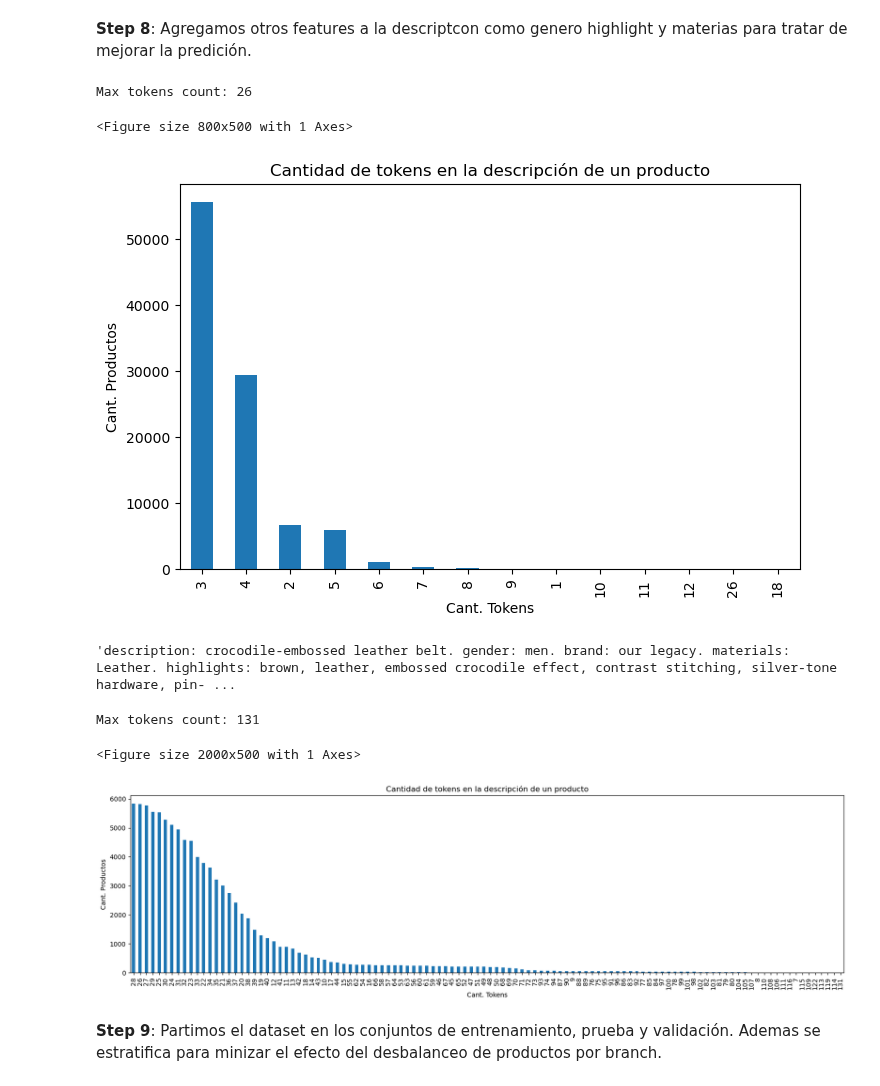
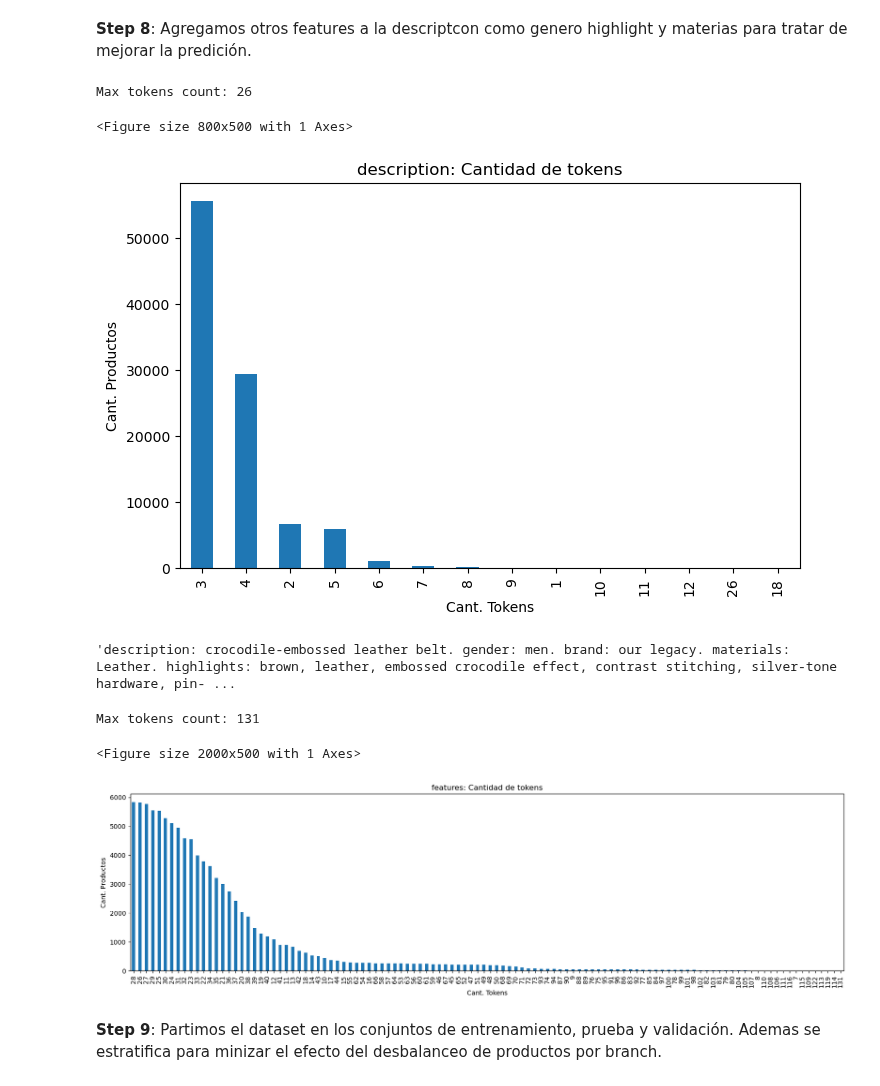
Before and after one commit to magistery-tps/text-mining, a Jupyter notebook: notebooks/fashion-outfits/pre-processing.ipynb, the cells around one changed output. Saved outputs shown, nothing was run; the diff lists cells and outputs as text; code cells hidden in the pictures.

Commit message:
feat: add new features column

```diff
--- a/notebooks/fashion-outfits/pre-processing.ipynb
+++ b/notebooks/fashion-outfits/pre-processing.ipynb
@@ -102,8 +102,8 @@ def plot_branch_count(df):
     )
 
 
-def plot_tokens_count(df, figsize=(20, 10)):
-    values = df['description'] \
+def plot_tokens_count(df, column='description', figsize=(20, 10)):
+    values = df[column] \
         .apply(lambda x: len(x.split(' '))) \
         .value_counts()
     values.plot(
@@ -111,17 +111,17 @@ def plot_tokens_count(df, figsize=(20, 10)):
             rot     = 90,
             xlabel  = 'Cant. Tokens',
             ylabel  = 'Cant. Productos',
-            title   = 'Cantidad de tokens en la descripción de un producto',
+            title   = f'{column}: Cantidad de tokens',
             figsize = figsize
         )
     print('Max tokens count:',values.index.max())
 # %%
 class FeatureColumnBuilder:
-    def __init__(self, ds, target_column, tokens_count_col, max_tokens = 150):
+    def __init__(self, ds, source_column, target_column, tokens_count_col, max_tokens = 150):
         self.__target_column     = target_column
         self.__max_tokens        = max_tokens
         self.__ds                = ds.copy()[ds[tokens_count_col] < self.__max_tokens]
-        self.__ds[self.__target_column] = f'{target_column}: ' + self.__ds[self.__target_column]
+        self.__ds[self.__target_column] = f'{source_column}: ' + self.__ds[source_column]
         self.__tokens_count_col  = tokens_count_col
 
     def __append_str(self, name, series):
@@ -416,11 +416,12 @@ plot_tokens_count(sampled_products, figsize=(8, 5))
 # %% [output]
 Max tokens count: 26
 <Figure size 800x500 with 1 Axes>
-[figure, old version]
+[figure, new version]
 # %%
 builder = FeatureColumnBuilder(
     sampled_products,
-    target_column     = 'description',
+    source_column     = 'description',
+    target_column     = 'features',
     tokens_count_col  = 'tokens_count',
     max_tokens        = 15
 )
@@ -435,15 +436,15 @@ sampled_products = builder.build(
     max_tokens = 10
 )
 
-sampled_products['description'].values[100]
+sampled_products['features'].values[100]
 # %% [output]
 'description: crocodile-embossed leather belt. gender: men. brand: our legacy. materials: Leather. highlights: brown, leather, embossed crocodile effect, contrast stitching, silver-tone hardware, pin- ...
 # %%
-plot_tokens_count(sampled_products, figsize=(20, 5))
+plot_tokens_count(sampled_products, column='features',figsize=(20, 5))
 # %% [output]
 Max tokens count: 131
 <Figure size 2000x500 with 1 Axes>
-[figure, old version]
+[figure, new version]
 # %% [markdown]
 **Step 9**: Partimos el dataset en los conjuntos de entrenamiento, prueba y validación. Ademas se estratifica para minizar el efecto del desbalanceo de productos por branch.
 # %%
```
Also changed, not shown: parts of 5 cells of this notebook, 1 other file.
